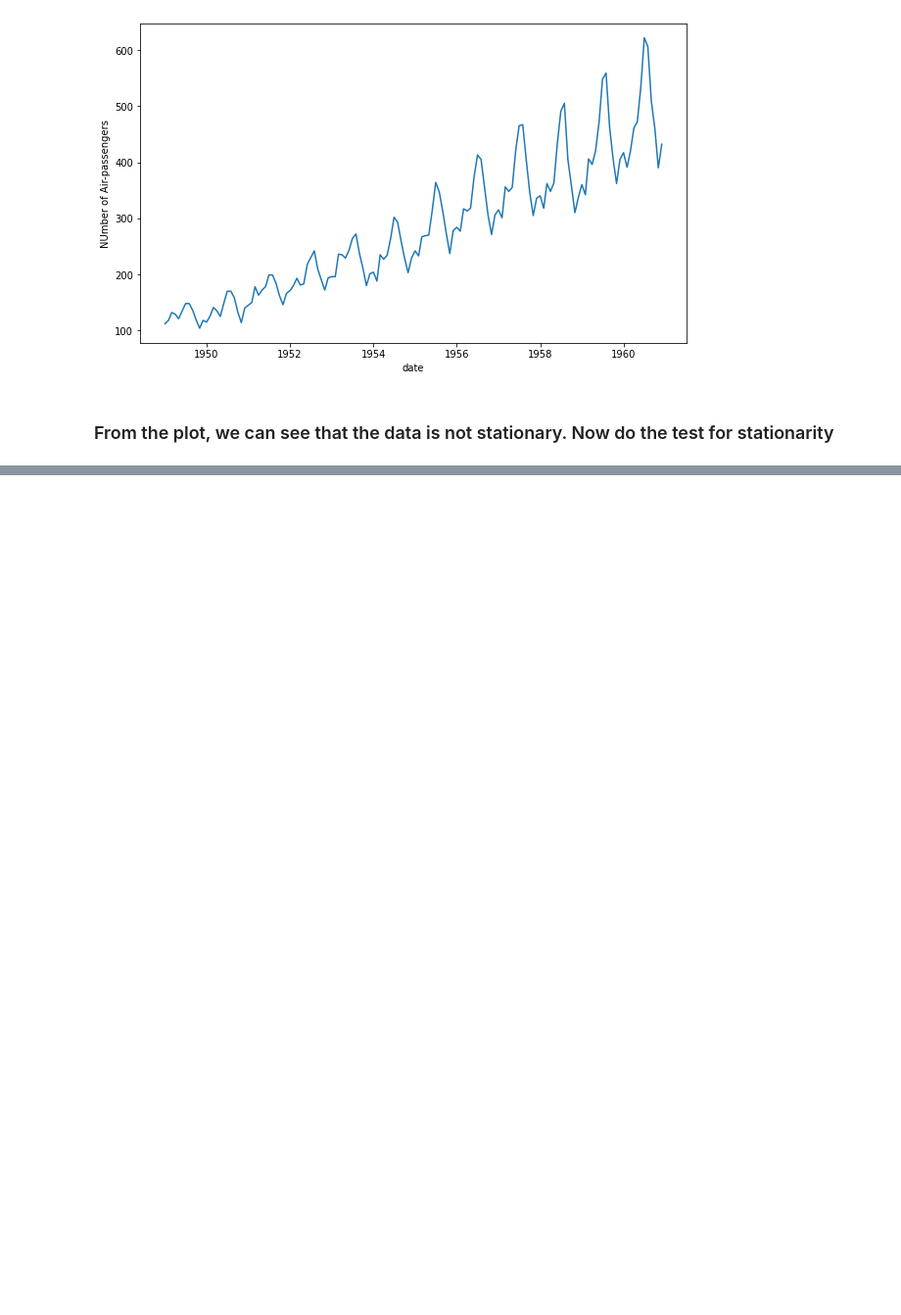
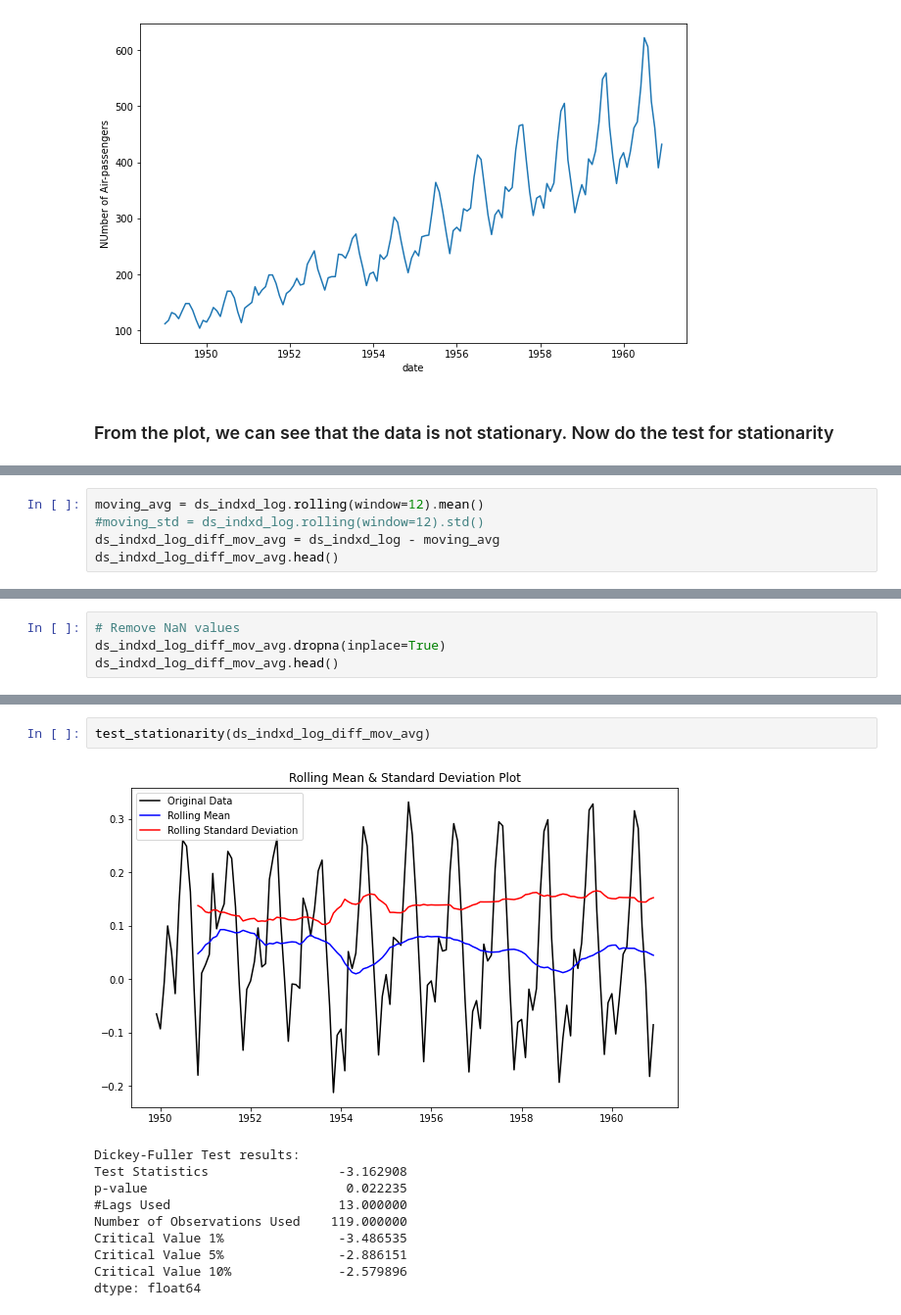
Before and after one commit to emddarn/time-series-prediction, a Jupyter notebook: time_series_prediction.ipynb, the cells around one changed output, grey strips where cells are left out. Shown at 98% size. Cells and saved outputs as stored; diff of their text form; blank space fills up the shorter version.

```diff
--- a/time_series_prediction.ipynb
+++ b/time_series_prediction.ipynb
@@ -115,0 +139,5 @@ dtype: float64
+# %%
+moving_avg = ds_indxd_log.rolling(window=12).mean()
+#moving_std = ds_indxd_log.rolling(window=12).std()
+ds_indxd_log_diff_mov_avg = ds_indxd_log - moving_avg
+ds_indxd_log_diff_mov_avg.head()
@@ -115,0 +152,4 @@ dtype: float64
+# %%
+# Remove NaN values
+ds_indxd_log_diff_mov_avg.dropna(inplace=True)
+ds_indxd_log_diff_mov_avg.head()
@@ -115,0 +164,13 @@ dtype: float64
+# %%
+test_stationarity(ds_indxd_log_diff_mov_avg)
+# %% [output]
+[figure, added]
+Dickey-Fuller Test results:
+Test Statistics                 -3.162908
+p-value                          0.022235
+#Lags Used                      13.000000
+Number of Observations Used    119.000000
+Critical Value 1%               -3.486535
+Critical Value 5%               -2.886151
+Critical Value 10%              -2.579896
+dtype: float64
```
Also changed, not shown: parts of 17 cells of this notebook.
